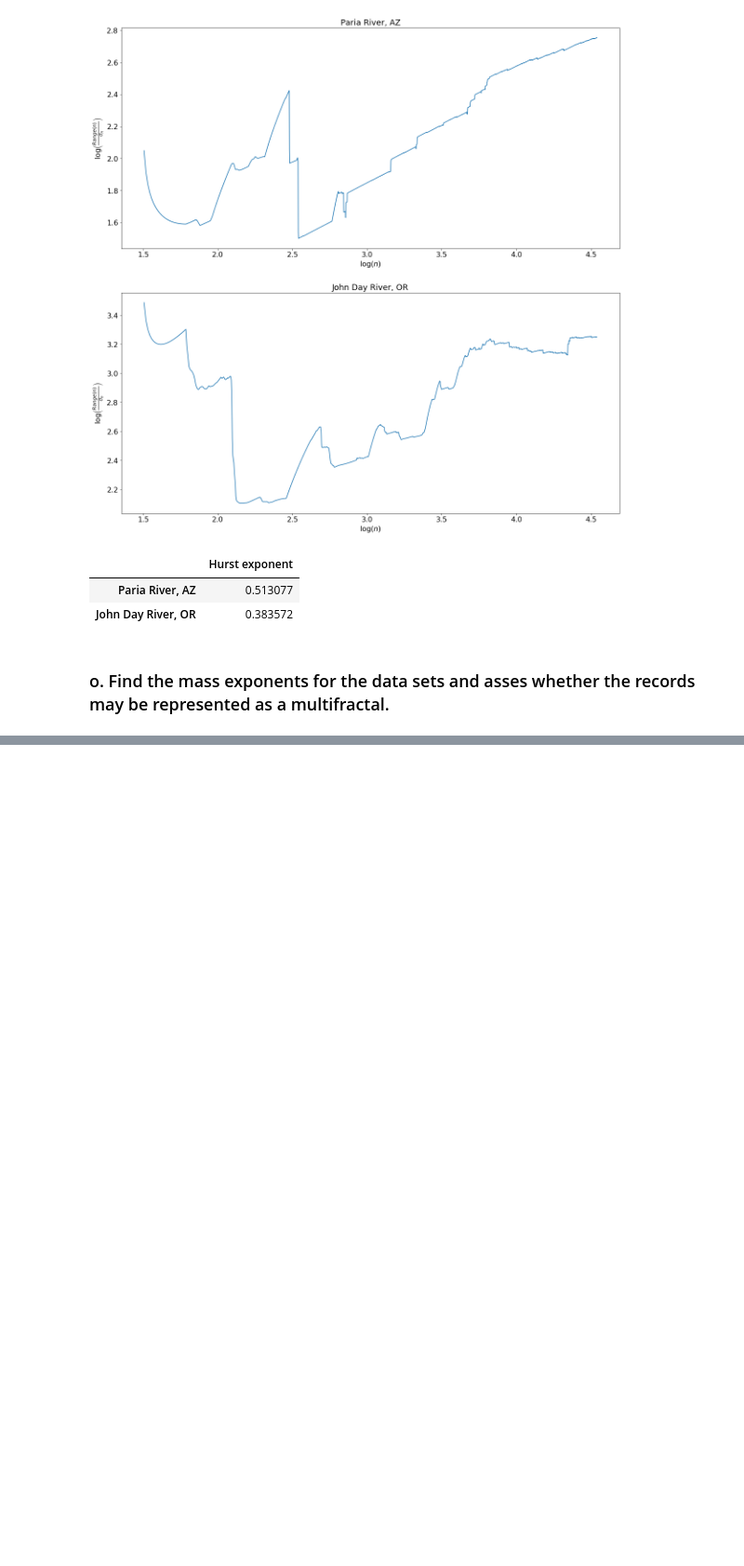
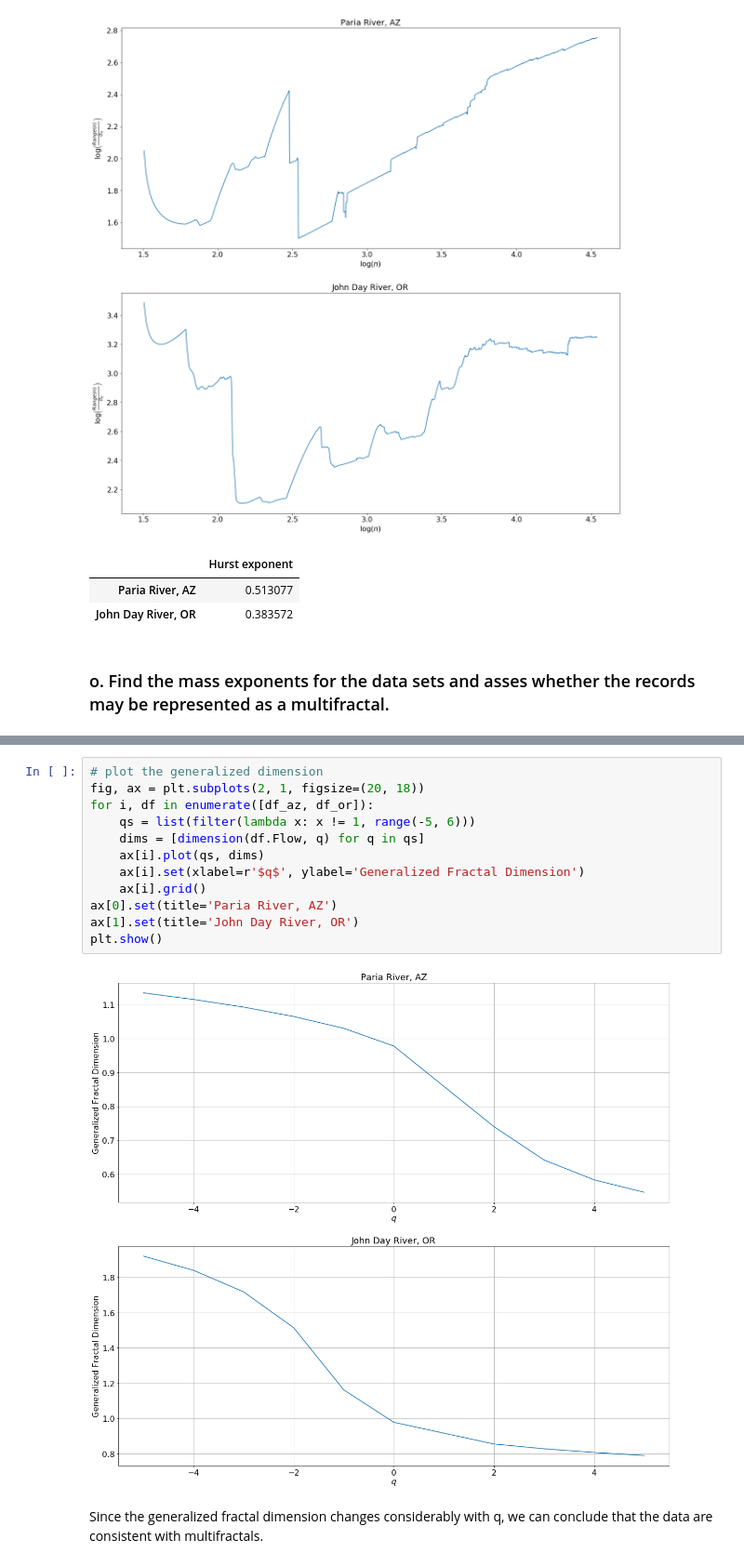
Before and after one commit to klarrieu/HYD142, a Jupyter notebook: Project.ipynb, the cells around one changed output, grey strips where cells are left out. Shown at 93% size. Saved outputs shown, nothing was run; the diff lists cells and outputs as text; blank space fills up the shorter version.

```diff
--- a/Project.ipynb
+++ b/Project.ipynb
@@ -508,0 +527,16 @@ def dimension(data, q):
+# %%
+# plot the generalized dimension
+fig, ax = plt.subplots(2, 1, figsize=(20, 18))
+for i, df in enumerate([df_az, df_or]):
+    qs = list(filter(lambda x: x != 1, range(-5, 6)))
+    dims = [dimension(df.Flow, q) for q in qs]
+    ax[i].plot(qs, dims)
+    ax[i].set(xlabel=r'$q$', ylabel='Generalized Fractal Dimension')
+    ax[i].grid()
+ax[0].set(title='Paria River, AZ')
+ax[1].set(title='John Day River, OR')
+plt.show()
+# %% [output]
+[figure, added]
+# %% [markdown]
+Since the generalized fractal dimension changes considerably with q, we can conclude that the data are consistent with multifractals.
```
Also changed, not shown: parts of 7 cells of this notebook.
